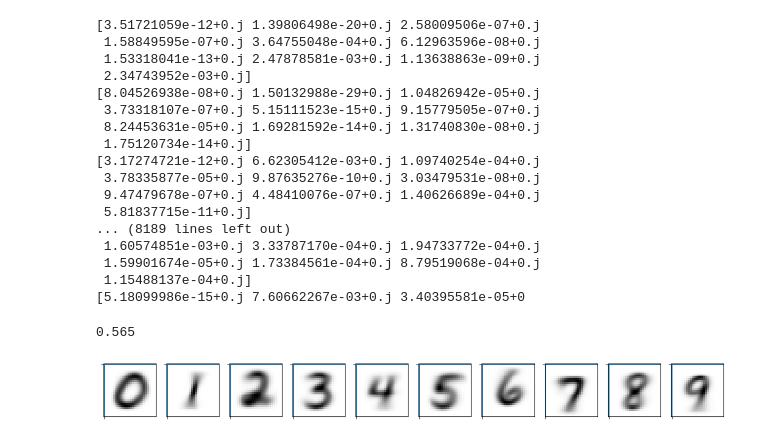
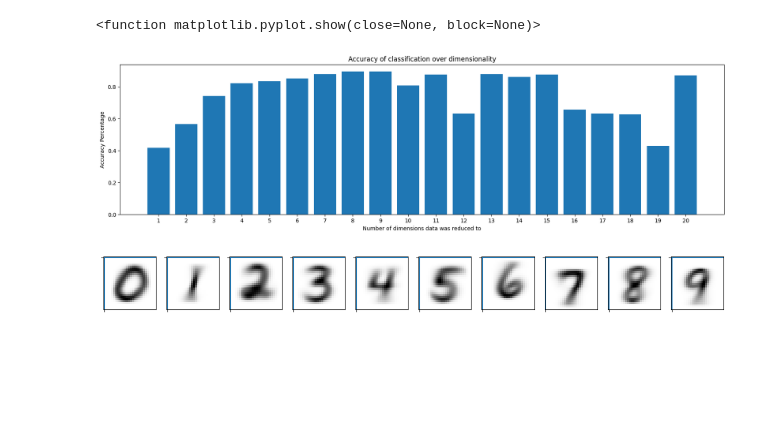
Before and after one commit to TimRoss/OCR, a Jupyter notebook: CPUcode.ipynb, the cells around one changed output. Drawn from its saved outputs; the diff is of its cells as text; code cells hidden in the pictures; blank space fills up the shorter version.

```diff
--- a/CPUcode.ipynb
+++ b/CPUcode.ipynb
@@ -144,25 +152,26 @@ newClassifier.gaussian()
-# %%
-accuracy, predictions, projectedData = newClassifier.score(testData, testLabels)
-# %% [output]
-[3.51721059e-12+0.j 1.39806498e-20+0.j 2.58009506e-07+0.j
- 1.58849595e-07+0.j 3.64755048e-04+0.j 6.12963596e-08+0.j
- 1.53318041e-13+0.j 2.47878581e-03+0.j 1.13638863e-09+0.j
- 2.34743952e-03+0.j]
-[8.04526938e-08+0.j 1.50132988e-29+0.j 1.04826942e-05+0.j
- 3.73318107e-07+0.j 5.15111523e-15+0.j 9.15779505e-07+0.j
- 8.24453631e-05+0.j 1.69281592e-14+0.j 1.31740830e-08+0.j
- 1.75120734e-14+0.j]
-[3.17274721e-12+0.j 6.62305412e-03+0.j 1.09740254e-04+0.j
- 3.78335877e-05+0.j 9.87635276e-10+0.j 3.03479531e-08+0.j
- 9.47479678e-07+0.j 4.48410076e-07+0.j 1.40626689e-04+0.j
- 5.81837715e-11+0.j]
-... (8189 lines left out)
- 1.60574851e-03+0.j 3.33787170e-04+0.j 1.94733772e-04+0.j
- 1.59901674e-05+0.j 1.73384561e-04+0.j 8.79519068e-04+0.j
- 1.15488137e-04+0.j]
-[5.18099986e-15+0.j 7.60662267e-03+0.j 3.40395581e-05+0
-# %%
-print(accuracy)
-# %% [output]
-0.565
+# %%
+# Calculate the accuracy across many dimensions
+
+dimensions = [1,2,3,4,5,6,7,8,9,10,11,12,13,14,15,16,17,18,19,20]
+accuracies = []
+
+for d in dimensions:
+    newClassifier.LowerDimensionality(d)
+    accuracy, predictions, projectedData = newClassifier.score(testData, testLabels)
+    accuracies.append(accuracy)
+# %%
+# Draw a bar graph showing how accurate the classification is across dimensions
+
+plt.figure(figsize = (20,5))
+plt.xticks(dimensions)
+
+plt.title("Accuracy of classification over dimensionality")
+plt.ylabel("Accuracy Percentage")
+plt.xlabel("Number of dimensions data was reduced to")
+
+plt.bar(dimensions, accuracies)
+plt.show
+# %% [output]
+<function matplotlib.pyplot.show(close=None, block=None)>
+[figure, added]
 # %%
```
Also changed, not shown: parts of 19 cells of this notebook.
